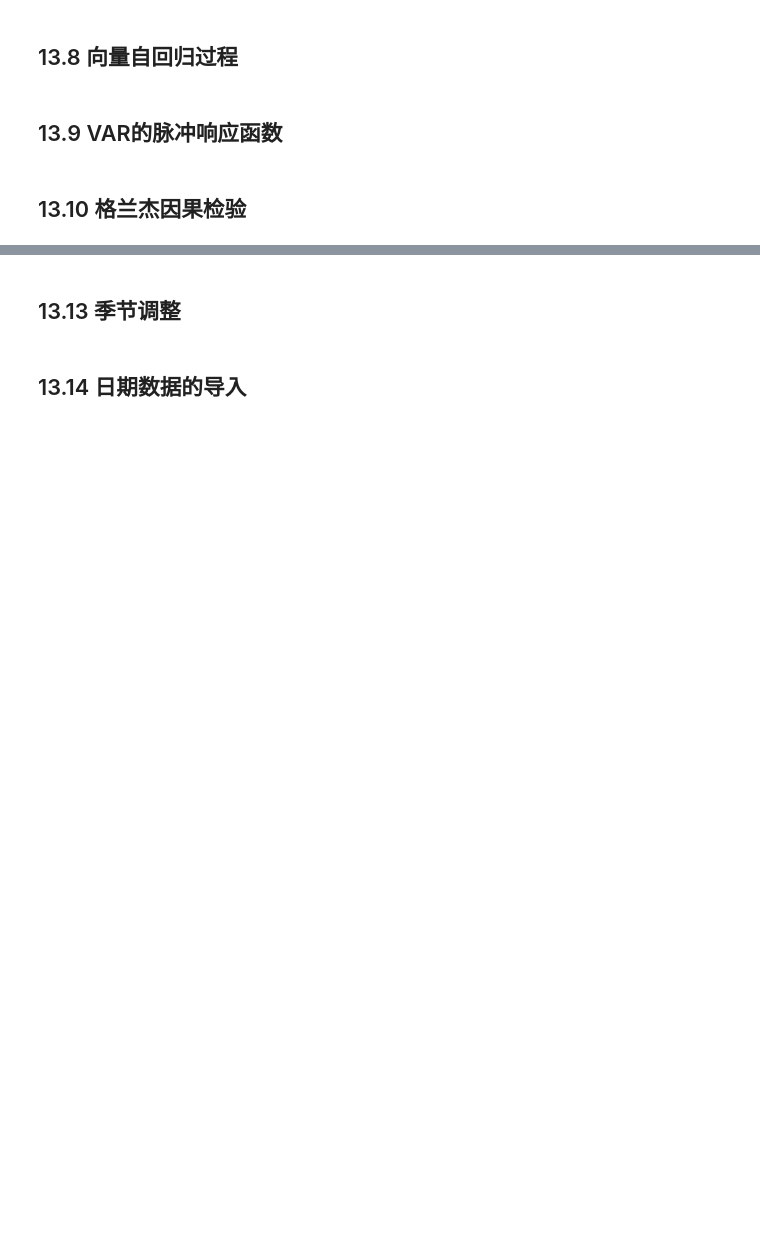
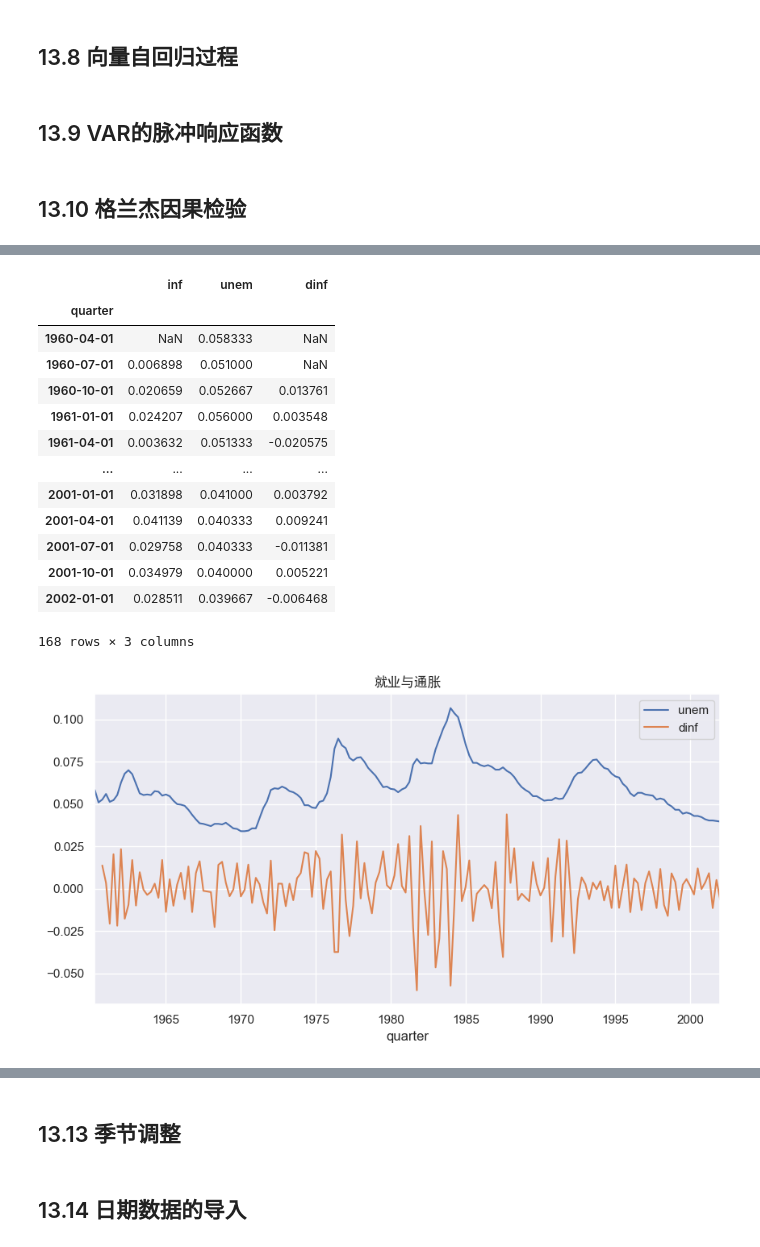
Before and after one commit to watalo/eco-stats, a Jupyter notebook: Econometrics_cq/1_Code/Ch13_平稳时间序列.ipynb, the cells around one changed output, grey strips where cells are left out. Drawn from its saved outputs; the diff is of its cells as text; code cells hidden in the pictures; blank space fills up the shorter version.

```diff
--- a/Econometrics_cq/1_Code/Ch13_平稳时间序列.ipynb
+++ b/Econometrics_cq/1_Code/Ch13_平稳时间序列.ipynb
@@ -267,0 +286,31 @@ lrm_drought
+# %%
+from matplotlib.font_manager import FontProperties
+from statsmodels.tsa.base.datetools import dates_from_str
+# 指定字体
+font_path = r'E:\fontsss\FONT\msfont\simhei.ttf'  # 根据你的操作系统，指定中文字体的路径
+font_prop = FontProperties(fname=font_path, size=12)
+
+macro_swatson = pd.read_stata('../2_Data/Data-2e/macro_swatson.dta')
+macro_swatson.set_index('quarter', inplace=True)
+
+sns.set_theme(style='darkgrid')
+macro_swatson[['unem','dinf']].plot(figsize=(10,5))
+plt.title('就业与通胀', fontproperties=font_prop)
+
+macro_swatson
+# %% [output]
+|  | inf | unem | dinf |
+| quarter |  |  |  |
+| 1960-04-01 | NaN | 0.058333 | NaN |
+| 1960-07-01 | 0.006898 | 0.051000 | NaN |
+| 1960-10-01 | 0.020659 | 0.052667 | 0.013761 |
+| 1961-01-01 | 0.024207 | 0.056000 | 0.003548 |
+| 1961-04-01 | 0.003632 | 0.051333 | -0.020575 |
+| ... | ... | ... | ... |
+| 2001-01-01 | 0.031898 | 0.041000 | 0.003792 |
+| 2001-04-01 | 0.041139 | 0.040333 | 0.009241 |
+| 2001-07-01 | 0.029758 | 0.040333 | -0.011381 |
+| 2001-10-01 | 0.034979 | 0.040000 | 0.005221 |
+| 2002-01-01 | 0.028511 | 0.039667 | -0.006468 |
+168 rows × 3 columns
+[figure, added]
```
Also changed, not shown: parts of 17 cells of this notebook, 4 other files.
